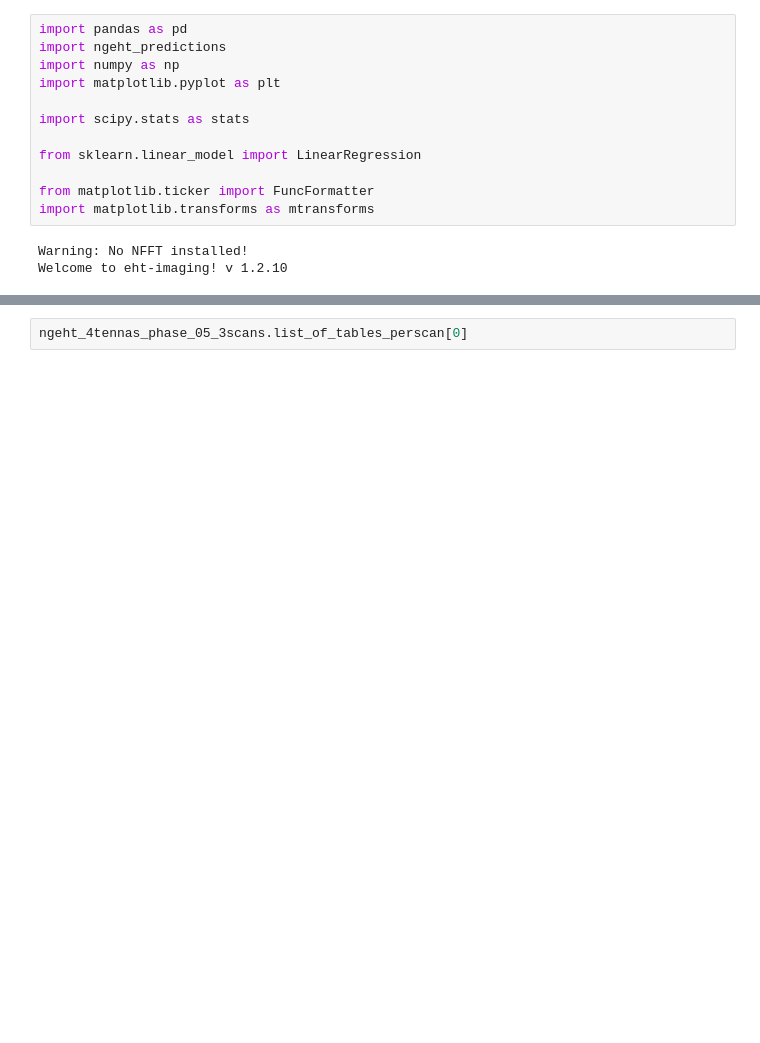
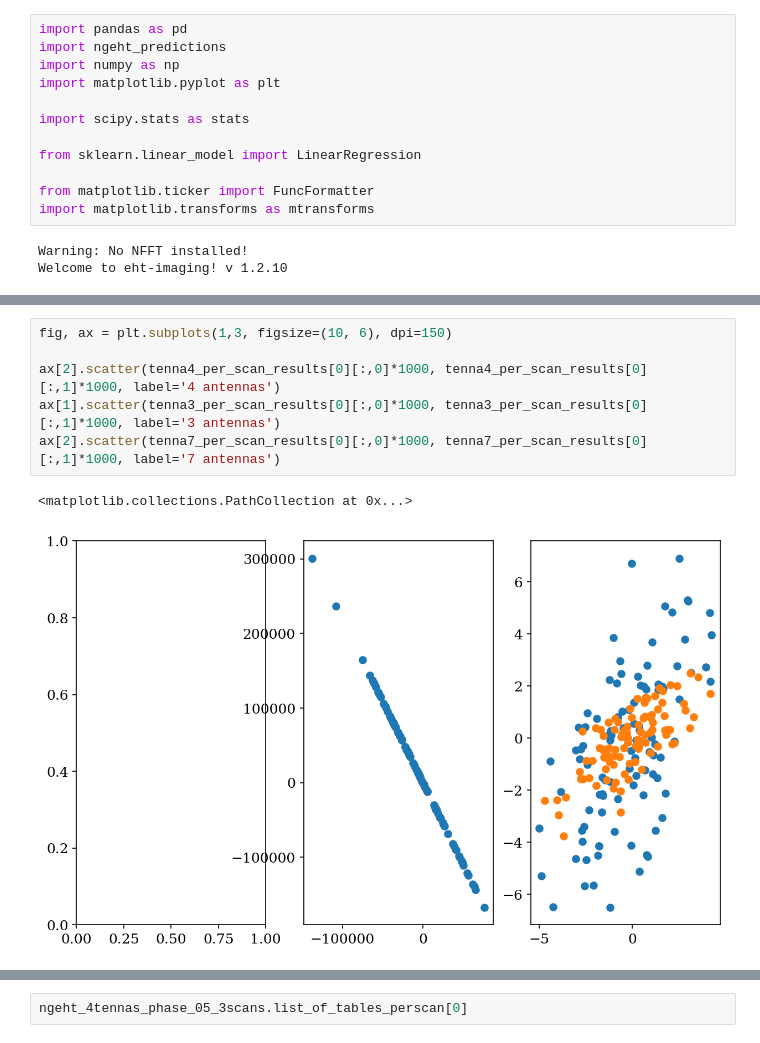
Before and after one commit to GalagaBits/ngeht_simulations, a Jupyter notebook: 2d_linear_regressfitting.ipynb, the cells around one changed output, grey strips where cells are left out. Drawn from its saved outputs; the diff is of its cells as text; blank space fills up the shorter version.

```diff
--- a/2d_linear_regressfitting.ipynb
+++ b/2d_linear_regressfitting.ipynb
@@ -47,0 +179,9 @@ No NX table in uvfits!
+# %%
+fig, ax = plt.subplots(1,3, figsize=(10, 6), dpi=150)
+
+ax[2].scatter(tenna4_per_scan_results[0][:,0]*1000, tenna4_per_scan_results[0][:,1]*1000, label='4 antennas')
+ax[1].scatter(tenna3_per_scan_results[0][:,0]*1000, tenna3_per_scan_results[0][:,1]*1000, label='3 antennas')
+ax[2].scatter(tenna7_per_scan_results[0][:,0]*1000, tenna7_per_scan_results[0][:,1]*1000, label='7 antennas')
+# %% [output]
+<matplotlib.collections.PathCollection at 0x...>
+[figure, added]
```
Also changed, not shown: parts of 26 cells of this notebook, 2 other files.
